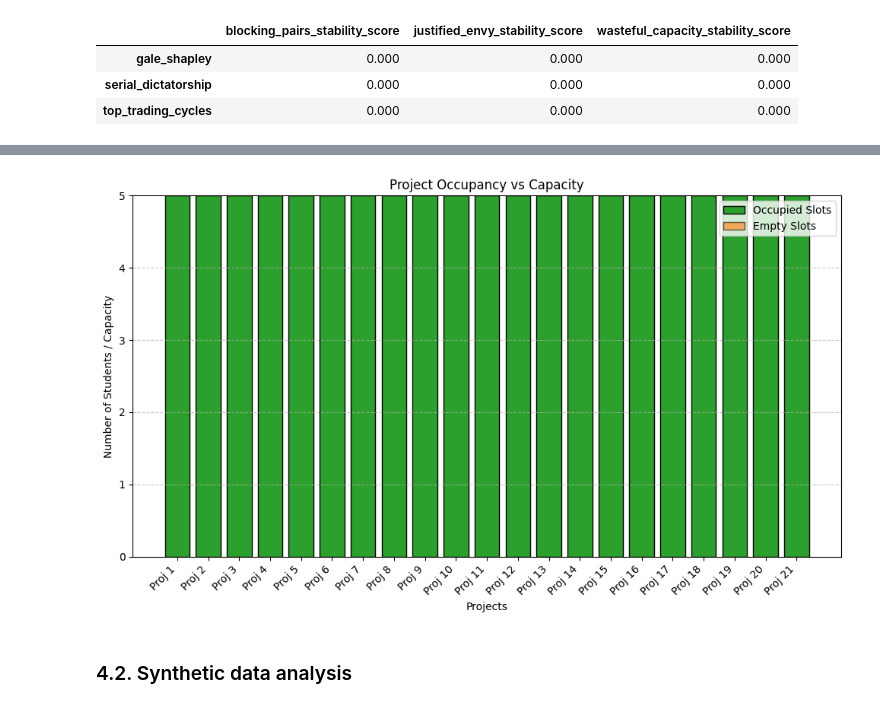
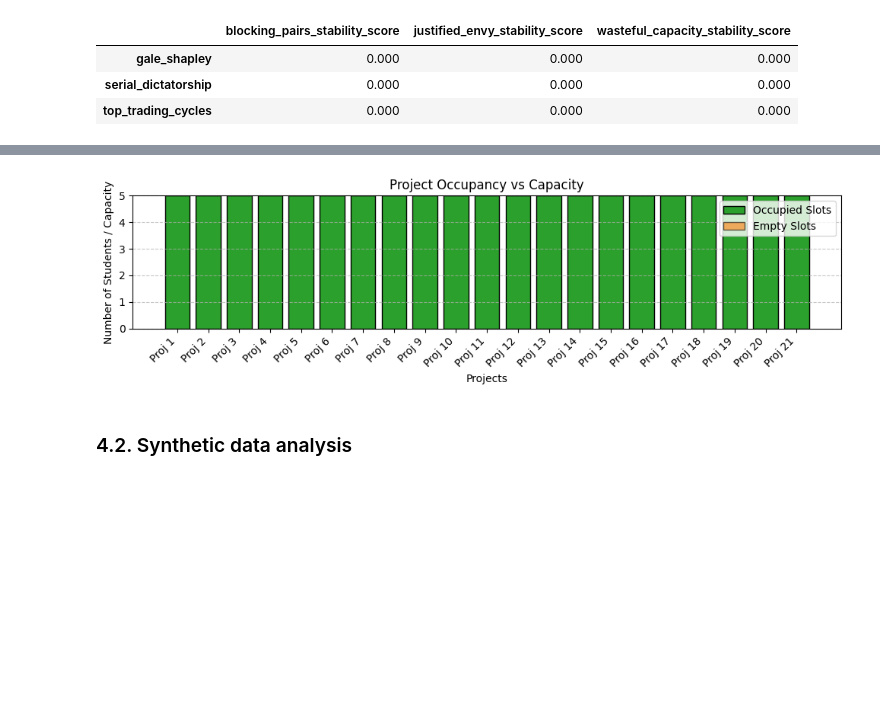
Before and after one commit to gviterbo/matching_project, a Jupyter notebook: notebooks/report_phase_1.ipynb, the cells around one changed output, grey strips where cells are left out. Drawn from its saved outputs; the diff is of its cells as text; code cells hidden in the pictures; blank space fills up the shorter version.

```diff
--- a/notebooks/report_phase_1.ipynb
+++ b/notebooks/report_phase_1.ipynb
@@ -49,13 +49,20 @@ This section charts the end-to-end data flow, from raw data ingestion/generation
 # %% [markdown]
 ### 3.1. Matching computation
 # %%
-algorithms = {
+algorithms_no_gpa = {
     "gale_shapley": gale_shapley,
     "serial_dictatorship": serial_dictatorship,
     "top_trading_cycles": lambda instance: ttc_from_matching(gale_shapley(instance))
 }
+# %%
+algorithms_gpa = {
+    "gale_shapley": lambda instance: gale_shapley(instance, useGPA=True),
+    "serial_dictatorship": lambda instance: serial_dictatorship(instance),
+    "top_trading_cycles": lambda instance: ttc_from_matching(gale_shapley(instance, useGPA=True), useGPA=True)
+}
 # %%
-def compute_matching(instance):
+def compute_matching(instance, useGPA=False):
+    algorithms = algorithms_gpa if useGPA else algorithms_no_gpa
     return {
         algorithm_name: algorithm(instance)
         for algorithm_name, algorithm in algorithms.items()
@@ -137,7 +140,7 @@ plot_rank_distribution(matching_real["gale_shapley"])
 # %%
-plot_project_occupancy(matching_real["gale_shapley"])
+plot_project_occupancy(matching_real["gale_shapley"], figsize=(10, 3))
 # %% [output]
-[figure, old version]
+[figure, new version]
 # %% [markdown]
 ### 4.2. Synthetic data analysis
 # %% [markdown]
```
Also changed, not shown: parts of 19 cells of this notebook, 3 other files.
